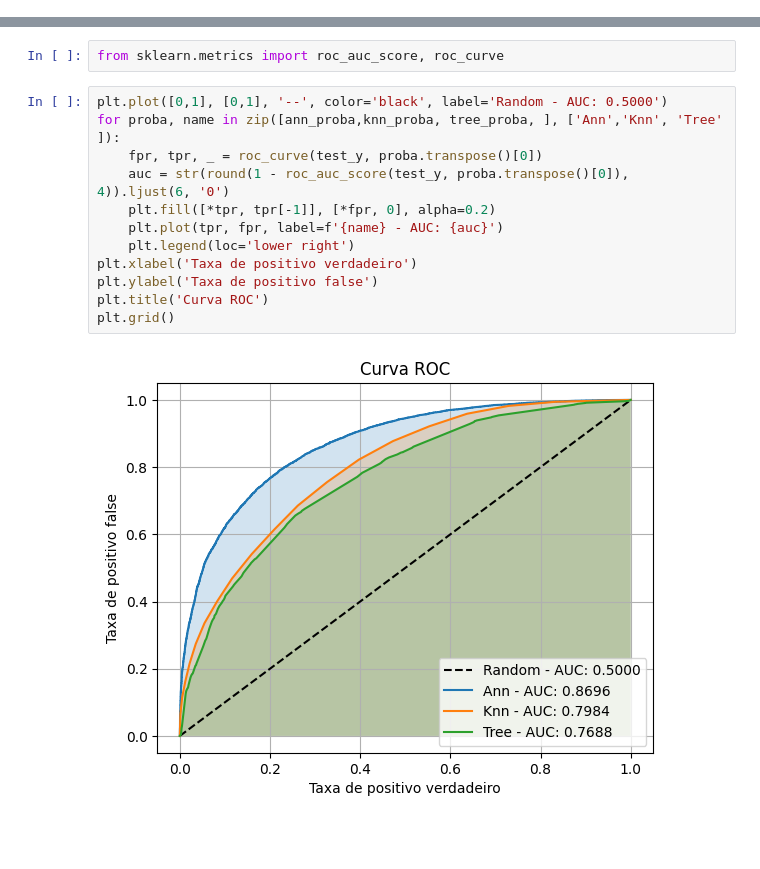
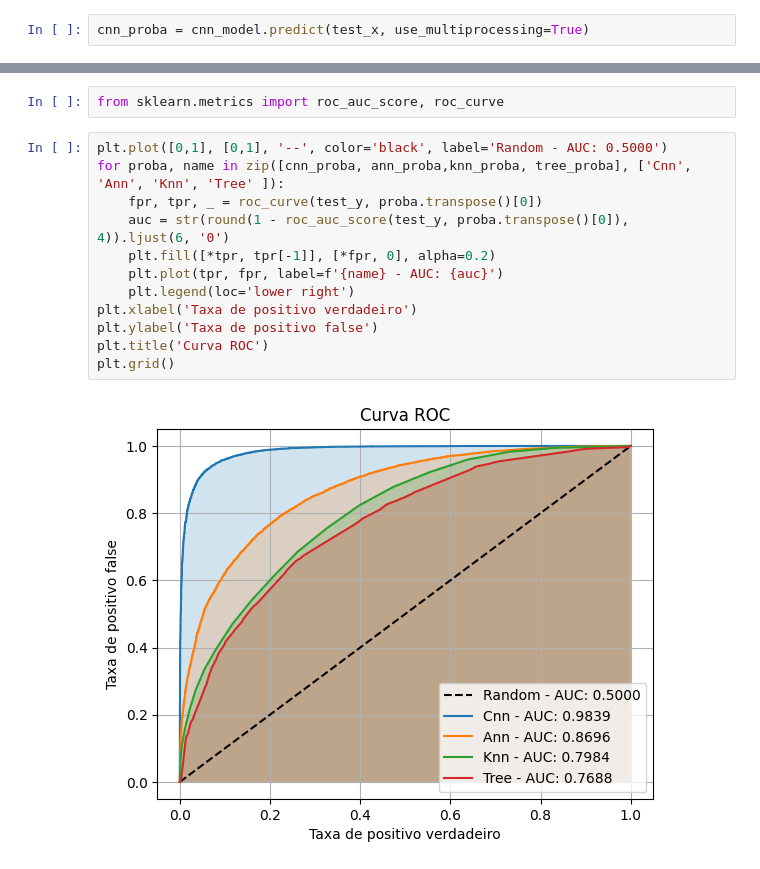
Before and after one commit to fagner02/RealFakeClassification, a Jupyter notebook: project.ipynb, the cells around one changed output, grey strips where cells are left out. Drawn from its saved outputs; the diff is of its cells as text; blank space fills up the shorter version.

```diff
--- a/project.ipynb
+++ b/project.ipynb
@@ -495 +495,3 @@ cnn_model.evaluate(test_x, test_y, use_multiprocessing=True)
 [0.16973493993282318, 0.9331499934196472]
+# %%
+cnn_proba = cnn_model.predict(test_x, use_multiprocessing=True)
@@ -531,15 +535,15 @@ for i in range(2,13):
 from sklearn.metrics import roc_auc_score, roc_curve
 # %%
 plt.plot([0,1], [0,1], '--', color='black', label='Random - AUC: 0.5000')
-for proba, name in zip([ann_proba,knn_proba, tree_proba, ], ['Ann','Knn', 'Tree' ]):
+for proba, name in zip([cnn_proba, ann_proba,knn_proba, tree_proba], ['Cnn', 'Ann', 'Knn', 'Tree' ]):
     fpr, tpr, _ = roc_curve(test_y, proba.transpose()[0])
     auc = str(round(1 - roc_auc_score(test_y, proba.transpose()[0]), 4)).ljust(6, '0')
     plt.fill([*tpr, tpr[-1]], [*fpr, 0], alpha=0.2)
     plt.plot(tpr, fpr, label=f'{name} - AUC: {auc}')
     plt.legend(loc='lower right')
 plt.xlabel('Taxa de positivo verdadeiro')
 plt.ylabel('Taxa de positivo false')
 plt.title('Curva ROC')
 plt.grid()
 # %% [output]
-[figure, old version]
+[figure, new version]
```
Also changed, not shown: parts of 6 cells of this notebook.
